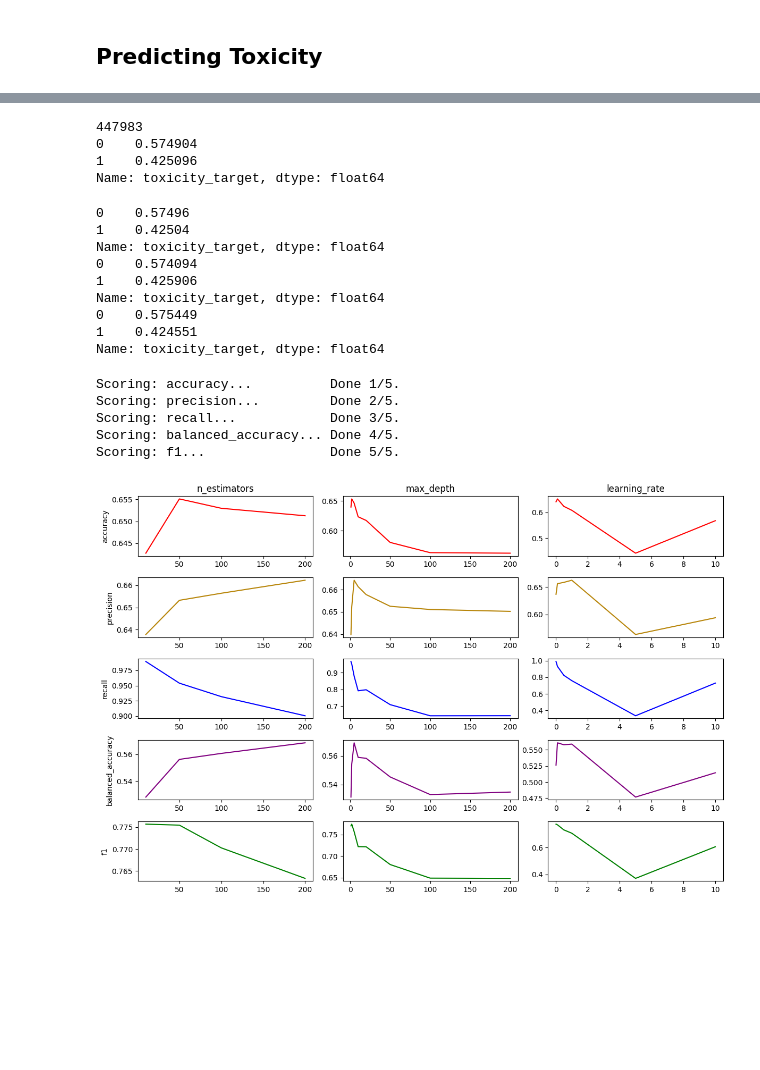
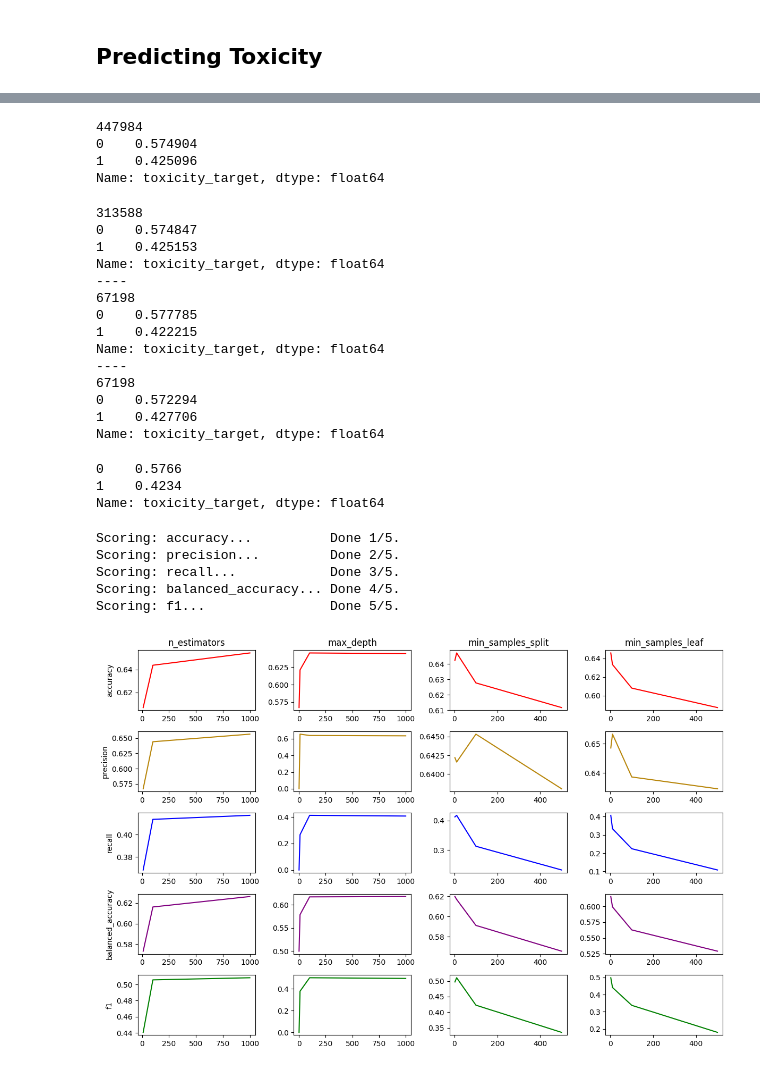
Before and after one commit to DruizrGit/UofT_Molecular_ML, a Jupyter notebook: notebook.ipynb, the cells around one changed output, grey strips where cells are left out. Drawn from its saved outputs; the diff is of its cells as text; code cells hidden in the pictures; blank space fills up the shorter version.

Commit message:
:construction: Tune random forest using new data

```diff
--- a/notebook.ipynb
+++ b/notebook.ipynb
@@ -548,13 +388,25 @@ class DropInvalidSmiles(_Base):
 
 class SmilesToBits(_Base):
     def transform(self, X, y=None):
+        bits = 256
+
+        vectorized_smiles_to_bits = np.vectorize(
+            convert_smiles_to_bits,
+            otypes=[np.ndarray],
+            excluded={"bits"},
+        )
+
         _X = pd.DataFrame(
-            X["smiles"].apply(convert_to_bits).tolist(),
-            columns=[f"fingerprint_{i}" for i in range(256)],
+            np.stack(
+                vectorized_smiles_to_bits(X["smiles"], bits=bits)
+            ).reshape(X.shape[0], bits),
+            columns=[f"fingerprint_{i}" for i in range(bits)],
         )
         _X["toxicity_target"] = X["toxicity_target"]
+        _X.reset_index(drop=True, inplace=True)
 
         return _X
+
 
 class ToxicInt(_Base):
     def transform(self, X, y=None):
@@ -639,48 +459,65 @@ prepped_data.head()
 print(len(prepped_data))
 print(prepped_data["toxicity_target"].value_counts(normalize=True))
 # %% [output]
-447983
+447984
 0    0.574904
 1    0.425096
 Name: toxicity_target, dtype: float64
 # %%
 train_data, val_data, test_data = partition_data(prepped_data, 2, 0.15)
 
+print(len(train_data))
 print(train_data["toxicity_target"].value_counts(normalize=True))
+print('----')
+print(len(val_data))
 print(val_data["toxicity_target"].value_counts(normalize=True))
+print('----')
+print(len(test_data))
 print(test_data["toxicity_target"].value_counts(normalize=True))
 # %% [output]
-0    0.57496
-1    0.42504
+313588
+0    0.574847
+1    0.425153
 Name: toxicity_target, dtype: float64
-0    0.574094
-1    0.425906
+----
+67198
+0    0.577785
+1    0.422215
 Name: toxicity_target, dtype: float64
-0    0.575449
-1    0.424551
+----
+67198
+0    0.572294
+1    0.427706
 Name: toxicity_target, dtype: float64
 # %%
 X_train, y_train = get_features_and_labels(train_data).values()
 X_val, y_val = get_features_and_labels(val_data).values()
 X_test, y_test = get_features_and_labels(test_data).values()
+# %%
+y_train.iloc[0:5000].value_counts(normalize=True)
+# %% [output]
+0    0.5766
+1    0.4234
+Name: toxicity_target, dtype: float64
 # %%
 analyze_hyperparameters(
-    X_train, y_train,
-    classifier=GradientBoostingClassifier(),
+    X_train.iloc[0:25000], y_train.iloc[0:25000],
+    classifier=RandomForestClassifier(),
     param_grid={
-        "n_estimators": [10, 50, 100, 200],
-        "max_depth": [1, 2, 5, 10, 20, 50, 100, 200],
-        "learning_rate": [0.01, 0.1, 0.5, 1.0, 5.0, 10.0],
+        "n_estimators": [10, 100, 1000],
+        "max_depth": [1, 10, 100, 1000],
+        "min_samples_split": [2, 10, 100, 500],
+        "min_samples_leaf": [2, 10, 100, 500],
     },
     figsize=(12, 8),
 )
 # %% [output]
 Scoring: accuracy...          Done 1/5.
 Scoring: precision...         Done 2/5.
 Scoring: recall...            Done 3/5.
 Scoring: balanced_accuracy... Done 4/5.
 Scoring: f1...                Done 5/5.
-[figure, old version]
+[figure, new version]
 # %%
 grid = search_and_validate(
     X_train, y_train,
```
Also changed, not shown: parts of 36 cells of this notebook, 1 other file.
